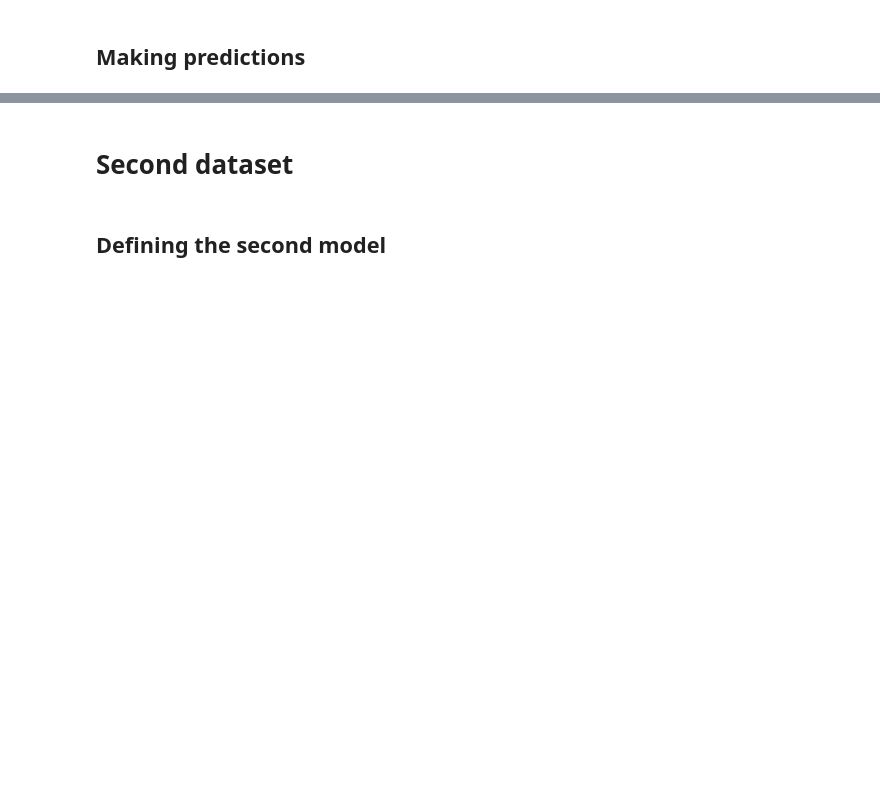
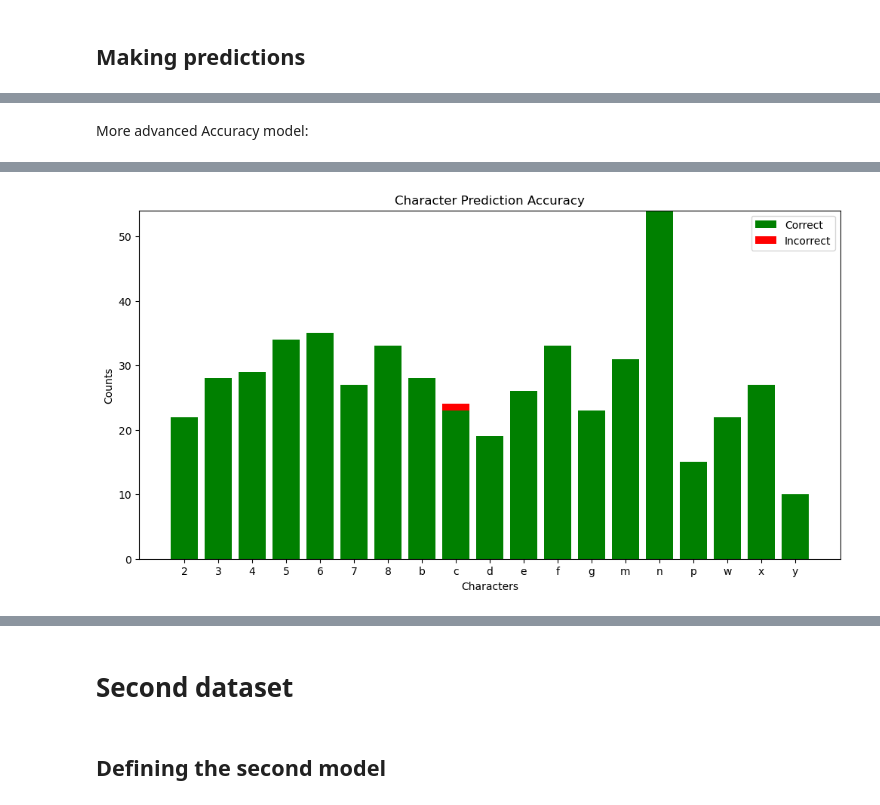
Before and after one commit to KataRiegels/captcha, a Jupyter notebook: merged_with_cleaning.ipynb, the cells around one changed output, grey strips where cells are left out. Saved outputs shown, nothing was run; the diff lists cells and outputs as text; code cells hidden in the pictures; blank space fills up the shorter version.

Commit message:
Visual exploration of model1

```diff
--- a/merged_with_cleaning.ipynb
+++ b/merged_with_cleaning.ipynb
@@ -16,8 +16,8 @@ data_dir = Path("./captcha_images_v2/")
 data_dir2 = Path("./dataset/")
 
 
-d1_epochs = 100
-d2_epochs = 100
+d1_epochs = 25 #Changed from 100 to 10
+d2_epochs = 25 #Changed from 100 to 10
 # %%
 class CTCLayer(layers.Layer):
     def __init__(self, name=None):
@@ -429,0 +490,68 @@ _________________________________________________________________
+# %% [markdown]
+More advanced Accuracy model:
+# %%
+def evaluate_character_accuracy(self):
+    # Initialize dictionaries to track correct and incorrect predictions
+    correct_predictions = {char: 0 for char in self.characters}
+    incorrect_predictions = {char: 0 for char in self.characters}
+
+    # Reconstruct the prediction model if not already available
+    if not hasattr(self, 'prediction_model'):
+        self.prediction_model = keras.models.Model(
+            self.model.get_layer(name="image").input, self.model.get_layer(name="dense2").output
+        )
+
+    # Function to decode predictions
+    def decode_predictions(pred):
+        input_len = np.ones(pred.shape[0]) * pred.shape[1]
+        results = keras.backend.ctc_decode(pred, input_length=input_len, greedy=True)[0][0][:, :self.max_length]
+        output_text = []
+        for res in results:
+            res = tf.strings.reduce_join(self.num_to_char(res)).numpy().decode("utf-8")
+            output_text.append(res)
+        return output_text
+
+    # Iterate over the entire validation dataset
+    for batch in self.validation_dataset:
+        batch_images = batch["image"]
+        batch_labels = batch["label"]
+
+        # Predict and decode
+        preds = self.prediction_model.predict(batch_images)
+        pred_texts = decode_predictions(preds)
+
+        # Compare predictions with actual labels and update counts
+        for pred_text, label in zip(pred_texts, batch_labels):
+            label_text = tf.strings.reduce_join(self.num_to_char(label)).numpy().decode("utf-8")
+            for pred_char, true_char in zip(pred_text, label_text):
+                if pred_char == true_char:
+                    correct_predictions[pred_char] += 1
+                else:
+                    incorrect_predictions[true_char] += 1
+
+    # Create a DataFrame from the summary data
+    data = {
+        "Character": list(self.characters),
+        "Correct": [correct_predictions[char] for char in self.characters],
+        "Incorrect": [incorrect_predictions[char] for char in self.characters]
+    }
+    df = pd.DataFrame(data)
+
+    # Plotting the bar chart
+    plt.figure(figsize=(12, 6))
+    plt.bar(df["Character"], df["Correct"], color='green', label='Correct')
+    plt.bar(df["Character"], df["Incorrect"], bottom=df["Correct"], color='red', label='Incorrect')
+    plt.ylabel('Counts')
+    plt.xlabel('Characters')
+    plt.title('Character Prediction Accuracy')
+    plt.legend()
+    plt.show()
+
+    return df
+
+DataSetHandler.evaluate_character_accuracy = evaluate_character_accuracy
+
+# Example usage
+accuracy_df = data1.evaluate_character_accuracy()
+print(accuracy_df.to_string(index=False))
+# %% [output]
@@ -429,0 +565 @@ _________________________________________________________________
+[figure, added]
```
Also changed, not shown: parts of 13 cells of this notebook, 2 other files.
